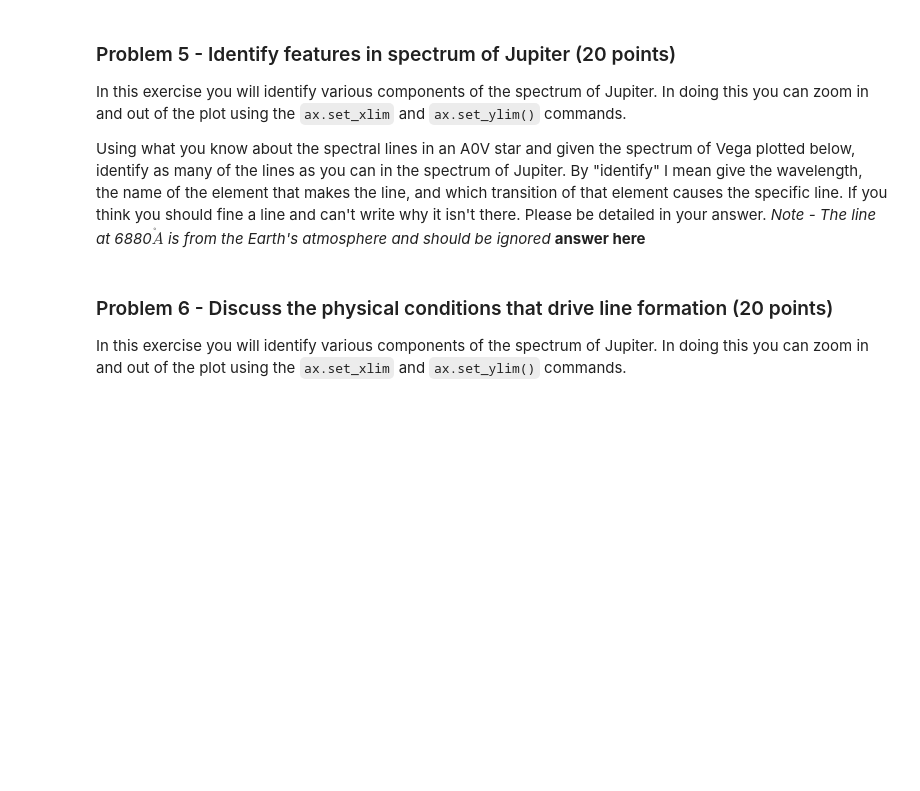
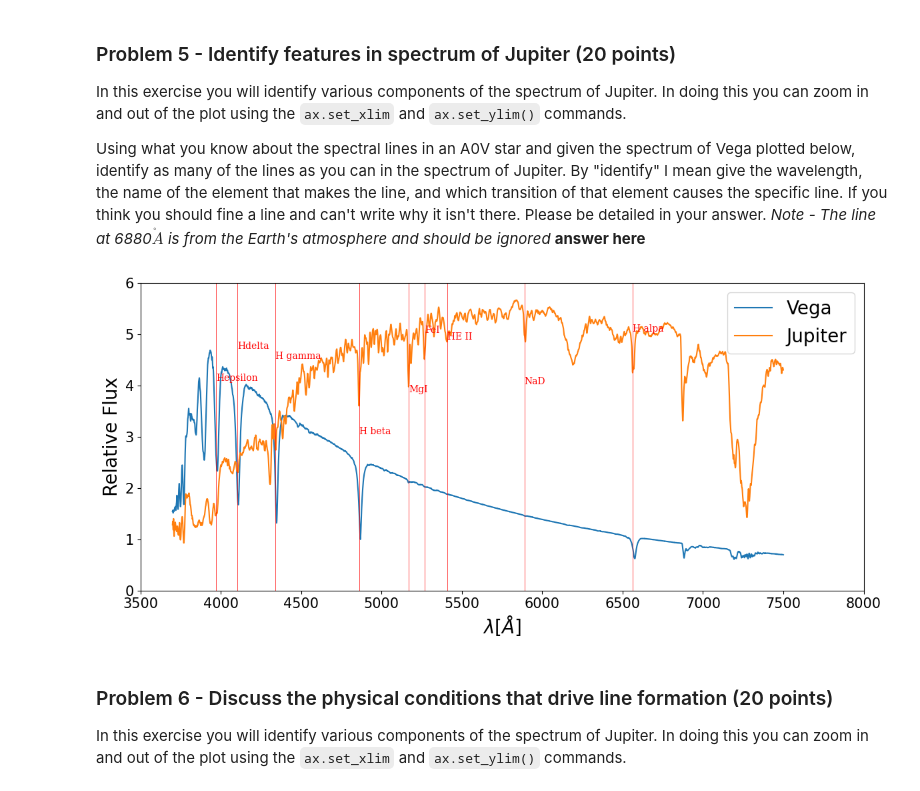
Before and after one commit to EvanBarkus/Analysis_real_spectra_student, a Jupyter notebook: analysis_real_spectra.student.ipynb, the cells around one changed output. Saved outputs shown, nothing was run; the diff lists cells and outputs as text; code cells hidden in the pictures; blank space fills up the shorter version.

```diff
--- a/analysis_real_spectra.student.ipynb
+++ b/analysis_real_spectra.student.ipynb
@@ -466,27 +482,70 @@ Using what you know about the spectral lines in an A0V star and given the spectr
 # %%
 #plot Vega and Jupiter, where I have scaled the flux of Jupiter so that they
 #better overlap. You can change that scaling
 plt.figure(figsize = (14,6))
 ax = plt.gca()
 plt.plot(specvega.wavelength,specvega.flux,label="Vega")
 plt.plot(specjup.wavelength,specjup.flux*5,label="Jupiter")
 
 #**************
 #you can change these to zoom in and out of certain parts of the spectra.
 #Make a copy of these and change your copy so as to remember what the
 #original values were
-fluxmin =
-fluxmax =
-lammin =
-lammax =
+fluxmin = 0
+fluxmax = 6
+lammin = 3500
+lammax = 8000
 ax.set_ylim([fluxmin,fluxmax])
 ax.set_xlim([lammin,lammax])
 
 plt.xticks(fontsize=15)
 plt.yticks(fontsize=15)
 plt.xlabel("$\lambda [\AA]$",fontsize=20)
 plt.ylabel("Relative Flux",fontsize=20)
 plt.legend(fontsize=20)
+
+linelist = [
+#     ('[AR IV]',4740),
+#     ('[OII]',3727),
+#     ('[O III]',4363),
+#     ('[O III]',4959),
+#     ('[O III]',5007),
+#     ('[O I]',6300),
+#     ('[OI]',6363),
+#     ('[N II]',6548),
+#     ('[N II]',6584),
+#     ('[S II]',6716),
+#     ('[S II]',6731),
+#     ('CIII',4647),
+     ('MgI',5170),
+     ('FeI', 5270),
+     ('Hepsilon',3970), #7 to 2
+     ('Hdelta',4103), #6 to 2
+     ('H gamma',4341), #5 to 2
+     ('H beta',4861), #4 to 2
+     ('H alpa',6563), #3 to 2
+     ('NaD', 5890),
+#     ('HeII',4541),
+#     ('He II',4686),
+#     ('HeI',4471),
+     ('HE II',5411),
+#     ('[CL III]',5517),
+#     ('[CL III]',5537),
+#     ('[N II]',5755),
+#     ('He I',5875),
+#     ('HeI',7065),
+#     ('[Ar III]',7135),
+#     ('FeI',5335)
+]
+#draw lines on the spectrum
+lineplot(linelist)
+
+#I cannot solve for the transitions of some of these emission lines, but I did for all of the hydrogen lines.
+
+#There are a few lines that I cannot find an element for. They are around 6200, 7300, and 3700 angstroms. My best guess is that these absorption lines
+#are from other molecules in Jupiter's atmosphere that are not in our list.
+# %% [output]
+[figure, added]
 # %% [markdown]
 ### Problem 6 - Discuss the physical conditions that drive line formation (20 points)
 
```
Also changed, not shown: parts of 9 cells of this notebook.
